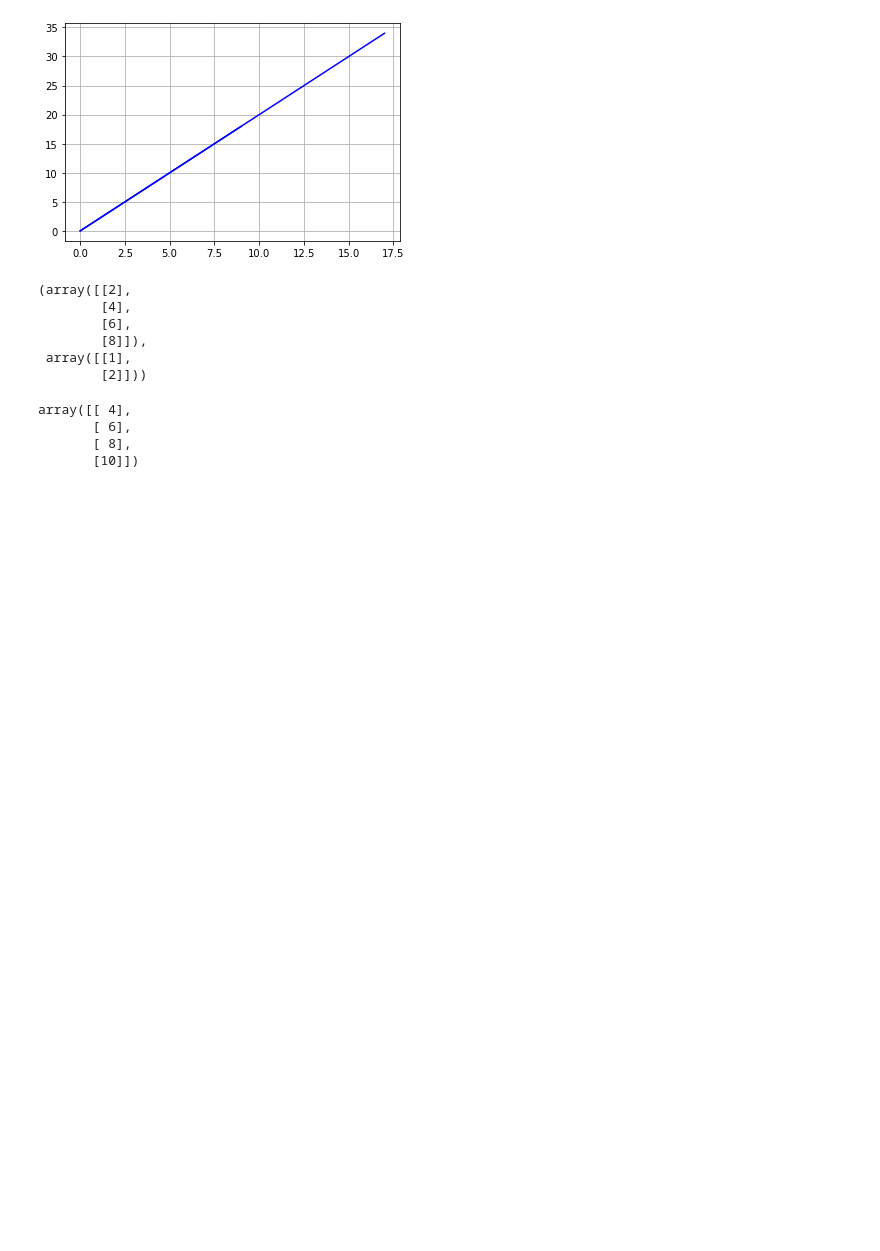
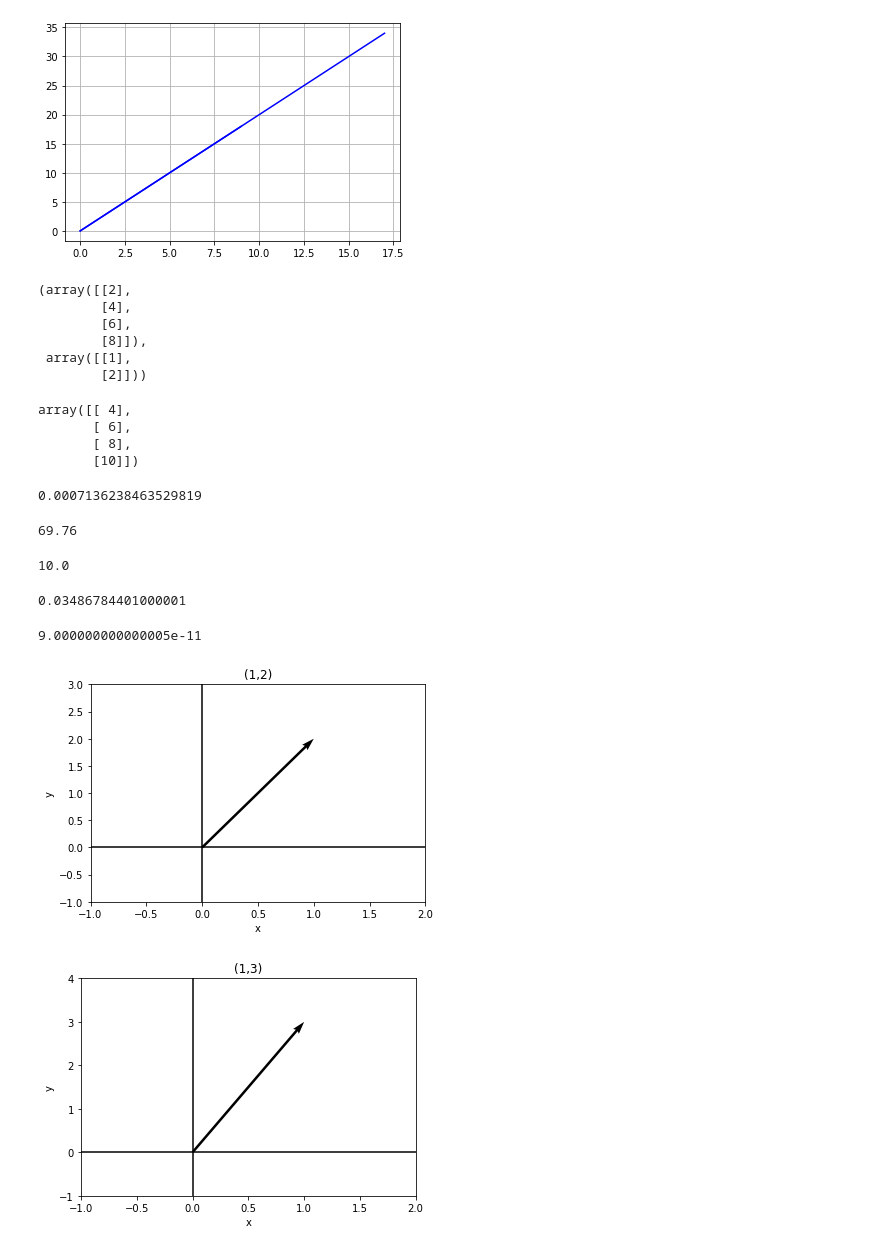
Before and after one commit to yalicar/proyecto_ADP, a Jupyter notebook: Untitled.ipynb, the cells around one changed output. Saved outputs shown, nothing was run; the diff lists cells and outputs as text; code cells hidden in the pictures; blank space fills up the shorter version.

```diff
--- a/Untitled.ipynb
+++ b/Untitled.ipynb
@@ -41,3 +41,72 @@ array([[ 4],
        [ 6],
        [ 8],
        [10]])
+# %%
+(0.8**50)*50
+# %% [output]
+0.0007136238463529819
+# %%
+35*0.2 + 32.31 + 30.45
+# %% [output]
+69.76
+# %%
+1/0.1
+# %% [output]
+10.0
+# %%
+(0.9**10)*0.1
+# %% [output]
+0.03486784401000001
+# %%
+(0.1**10)*(0.9)
+# %% [output]
+9.000000000000005e-11
+# %%
+import numpy as np
+import matplotlib.pyplot as plt
+
+#La clase define in objeto del tipo par ordenado, que se inicializa
+#con sus componentes a y b, de la forma binómica de un número complejo:
+#(a+ib)
+class ParOrdenado:
+    def __init__(self,a,b):
+        self.real = int(a)
+        self.imaginario = int(b)
+
+#La funcion graficar se supone debe tomar esos valores y usarlos para
+#crear un vector que vaya de 0 a el componente respectivo de X y Y
+def graficarComp(e):
+    # Coordenadas del vector
+    x, y = e.real, e.imaginario
+
+    # Limites de la figura
+    izda = min(-1, x-1)
+    dcha = max(1, x+1)
+    abajo = min(-1, y-1)
+    arriba = max(1, y+1)
+
+    # El metodo quiver pinta vectores, pero para que salgan de las
+    # dimensiones correctas hay que usar los parámetros angles, scale y scale_units
+
+    plt.quiver([x], [y], angles='xy', scale_units='xy', scale=1)
+
+    # Pintamos lineas que pasan por el origen de coordenadas
+    plt.axhline(0, color='black')
+    plt.axvline(0, color='black')
+
+    # Fijamos límites, etiquetas y títulos
+    plt.xlim([izda, dcha])
+    plt.ylim([abajo, arriba])
+    plt.xlabel('x')
+    plt.ylabel('y')
+    plt.title('({},{})'.format(e.real,e.imaginario))
+    plt.show()
+
+
+ejemplo = ParOrdenado(1,2)
+ejemplo2 = ParOrdenado(1,3)
+graficarComp(ejemplo)
+graficarComp(ejemplo2)
+# %% [output]
+[figure, added]
+[figure, added]
```
Also changed, not shown: 3 other files.
